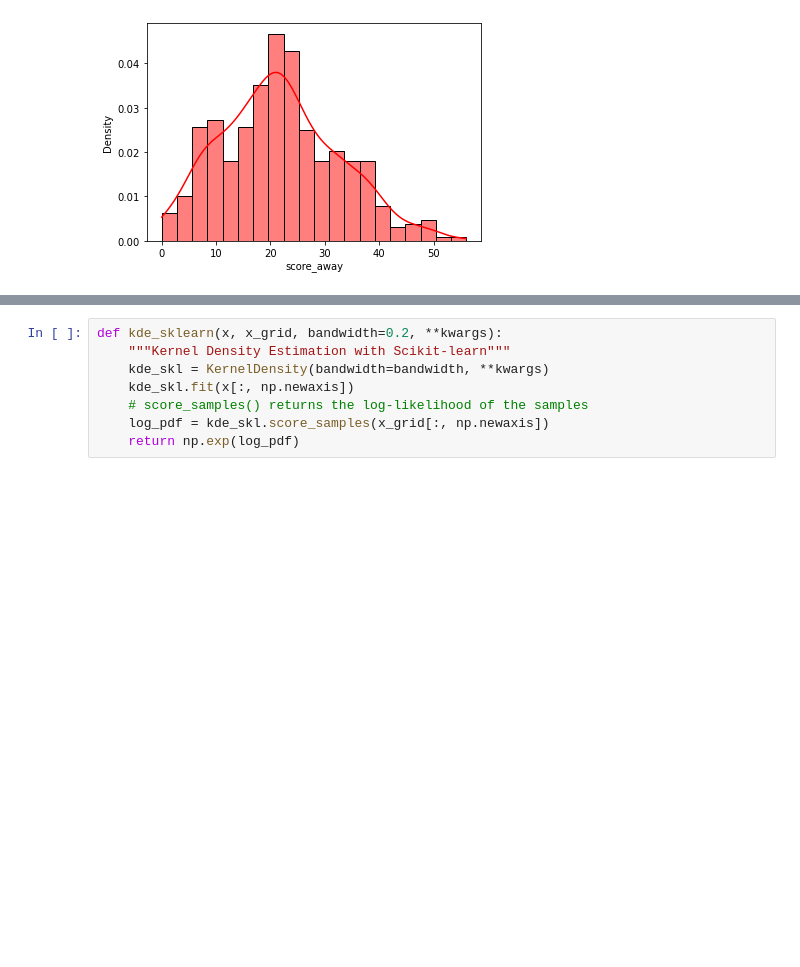
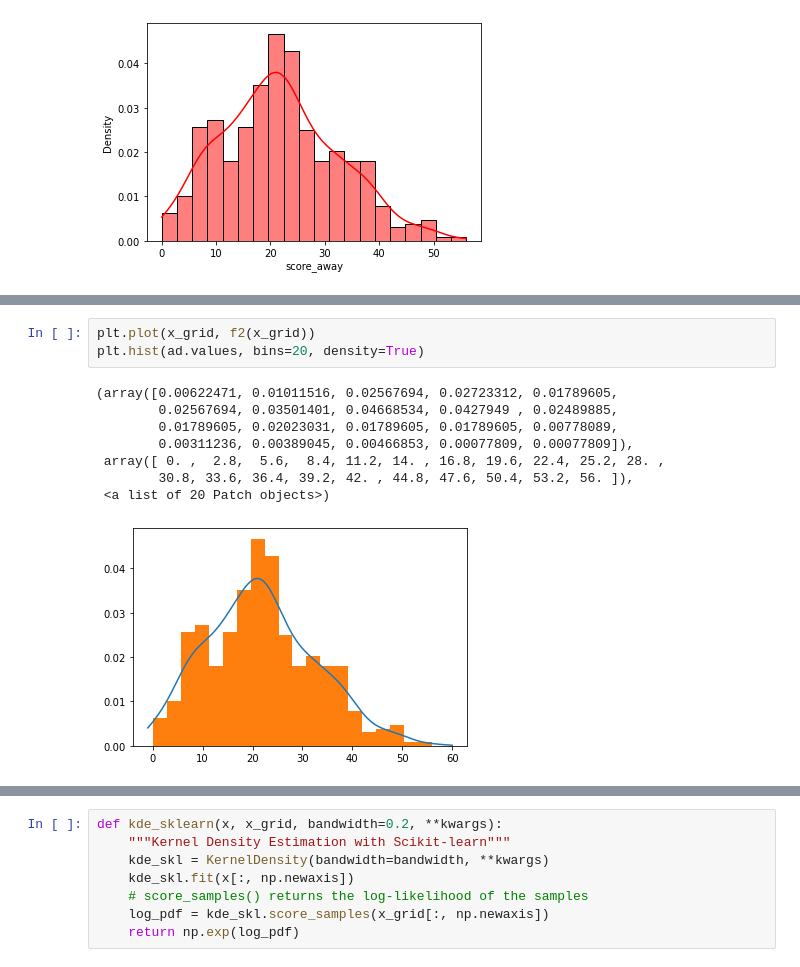
Before and after one commit to Kike14/ProyectoConjunto_EJRodriguez_DOrozco_JPJimenez, a Jupyter notebook: ProyectoModulo1_OrozcoE_MendozaJ__GomezD.ipynb, the cells around one changed output, grey strips where cells are left out. Cells and saved outputs as stored; diff of their text form; blank space fills up the shorter version.

```diff
--- a/ProyectoModulo1_OrozcoE_MendozaJ__GomezD.ipynb
+++ b/ProyectoModulo1_OrozcoE_MendozaJ__GomezD.ipynb
@@ -268 +291,13 @@ f2 = kde_statsmodels_m2(ad)
+# %%
+plt.plot(x_grid, f2(x_grid))
+plt.hist(ad.values, bins=20, density=True)
+# %% [output]
+(array([0.00622471, 0.01011516, 0.02567694, 0.02723312, 0.01789605,
+        0.02567694, 0.03501401, 0.04668534, 0.0427949 , 0.02489885,
+        0.01789605, 0.02023031, 0.01789605, 0.01789605, 0.00778089,
+        0.00311236, 0.00389045, 0.00466853, 0.00077809, 0.00077809]),
+ array([ 0. ,  2.8,  5.6,  8.4, 11.2, 14. , 16.8, 19.6, 22.4, 25.2, 28. ,
+        30.8, 33.6, 36.4, 39.2, 42. , 44.8, 47.6, 50.4, 53.2, 56. ]),
+ <a list of 20 Patch objects>)
+[figure, added]
 # %%
```
Also changed, not shown: parts of 9 cells of this notebook.
